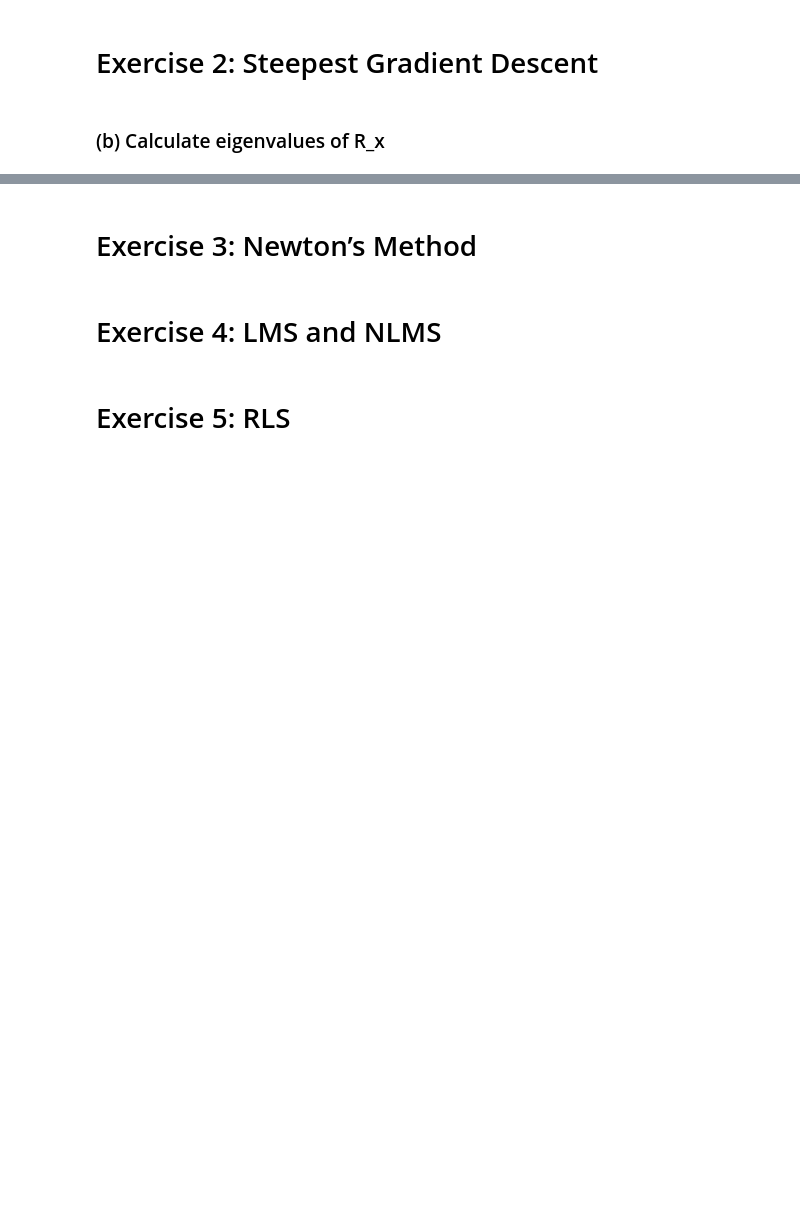
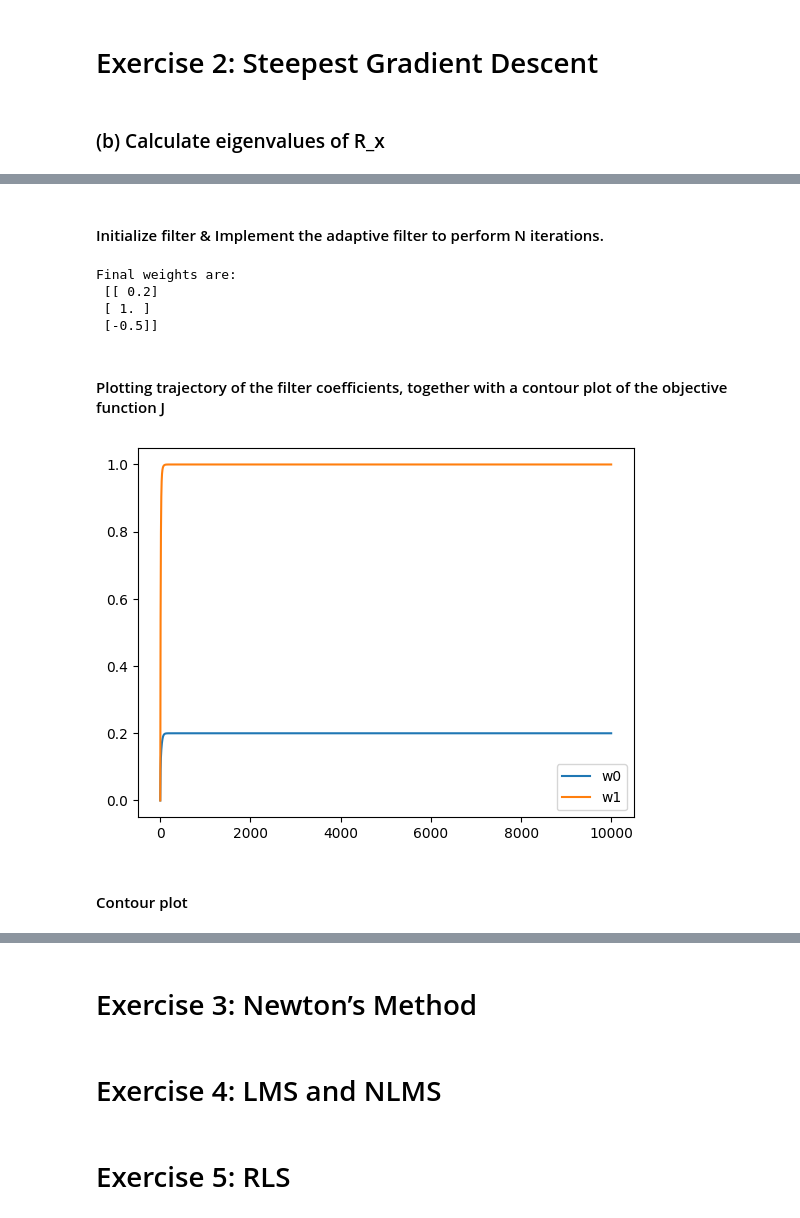
Before and after one commit to svenbbsp/5LSL0, a Jupyter notebook: Assignment_1/Assignment_1_Notebook.ipynb, the cells around one changed output, grey strips where cells are left out. Saved outputs shown, nothing was run; the diff lists cells and outputs as text; code cells hidden in the pictures; blank space fills up the shorter version.

```diff
--- a/Assignment_1/Assignment_1_Notebook.ipynb
+++ b/Assignment_1/Assignment_1_Notebook.ipynb
@@ -38,20 +68,20 @@ print(df)
+# %% [markdown]
+#### Initialize filter & Implement the adaptive filter to perform N iterations.
 # %%
+# Initialize weights and learning rate
 weights = np.array([0,0,0]).reshape(3,1)
-J, weights_history,x_array, y_array = [], [], [], []
-alpha = 1e-3
-R_x = np.array(([5, -1, -2],[-1, 5, -1],[-2, -1, 5]))
-r_yx = np.array([1, 5.3, -3.9]).reshape((3,1))
+alpha = 0.01 # Should be between 0 and 1/7
+
+J, weights_history = [], []
 
 for i in range(2,len(df)):
 
     #Predict
     x = np.array([df['x'][i-2],df['x'][i-1],df['x'][i]]).reshape(1,3)[0] #input
-    x_array.append(x)
     y_hat = np.dot(x, weights)[0] #Prediction
 
     #Error
     y = df['y'][i] #ground truth y
-    y_array.append(y)
     J.append(((y-y_hat)**2)) #calculate MSE loss
 
     #Update
@@ -59,3 +89,8 @@ for i in range(2,len(df)):
     weights = weights + 2*alpha*(r_yx - np.dot(R_x, weights)) #Update weights according to known statistics
 
 print("Final weights are:\n", weights)
+# %% [output]
+Final weights are:
+ [[ 0.2]
+ [ 1. ]
+ [-0.5]]
@@ -64,9 +97,21 @@ len(x_array)
+# %% [markdown]
+#### Plotting trajectory of the filter coefficients, together with a contour plot of the objective function J
 # %%
 w0,w1,w2 = [],[],[]
 for i in range(len(weights_history)):
     w0.append(weights_history[i][0])
     w1.append(weights_history[i][1])
     w2.append(weights_history[i][2])
+
+# Show the convergence of the weights
+plt.plot(w0, label='w0')
+plt.plot(w1, label='w1')
+plt.legend()
+plt.show()
+# %% [output]
+[figure, added]
+# %% [markdown]
+#### Contour plot
 # %%
 w0 = np.linspace(-2.5,2.5)
 w1 = np.linspace(-2.5,2.5)
```
Also changed, not shown: parts of 38 cells of this notebook.
